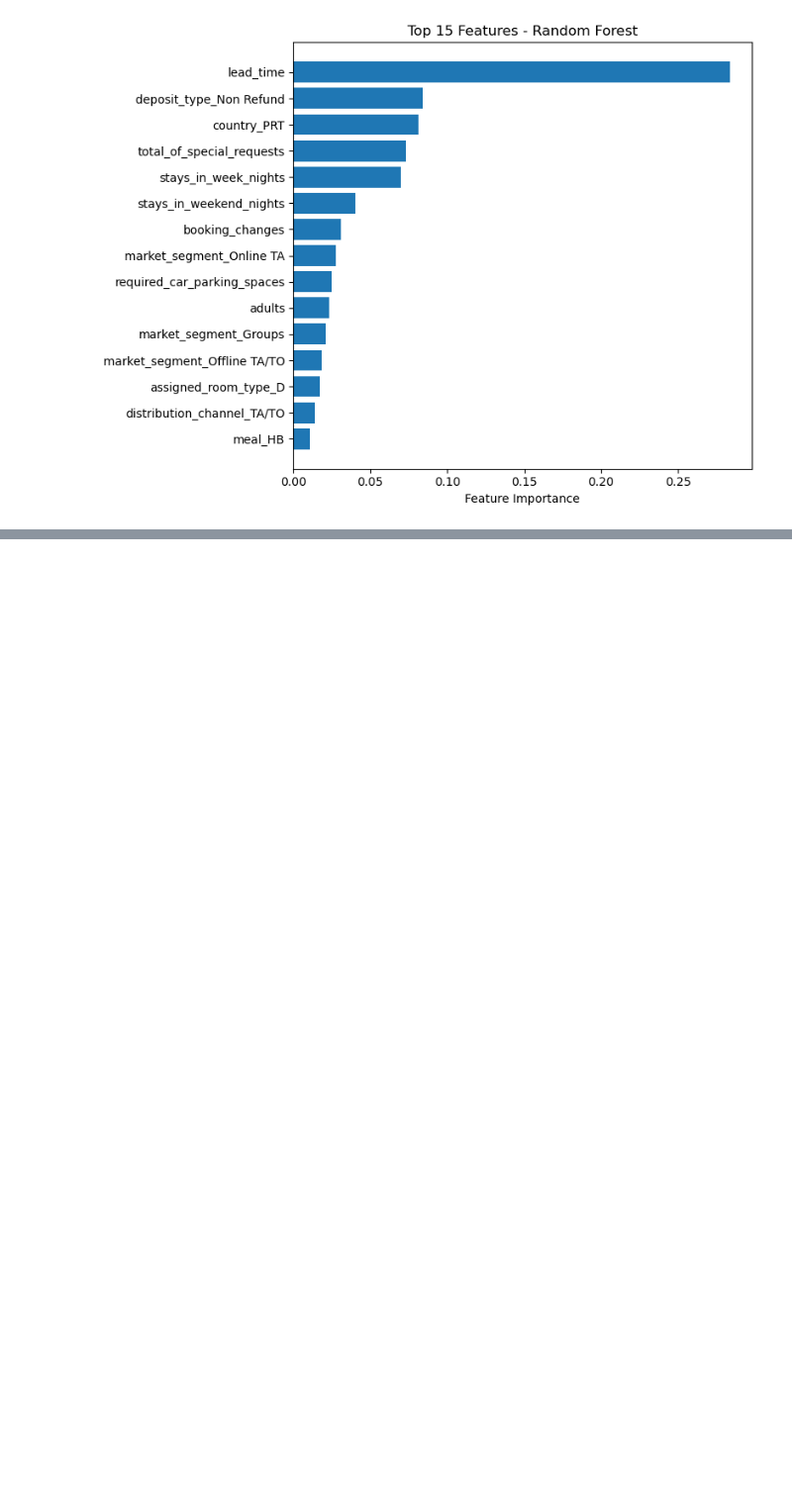
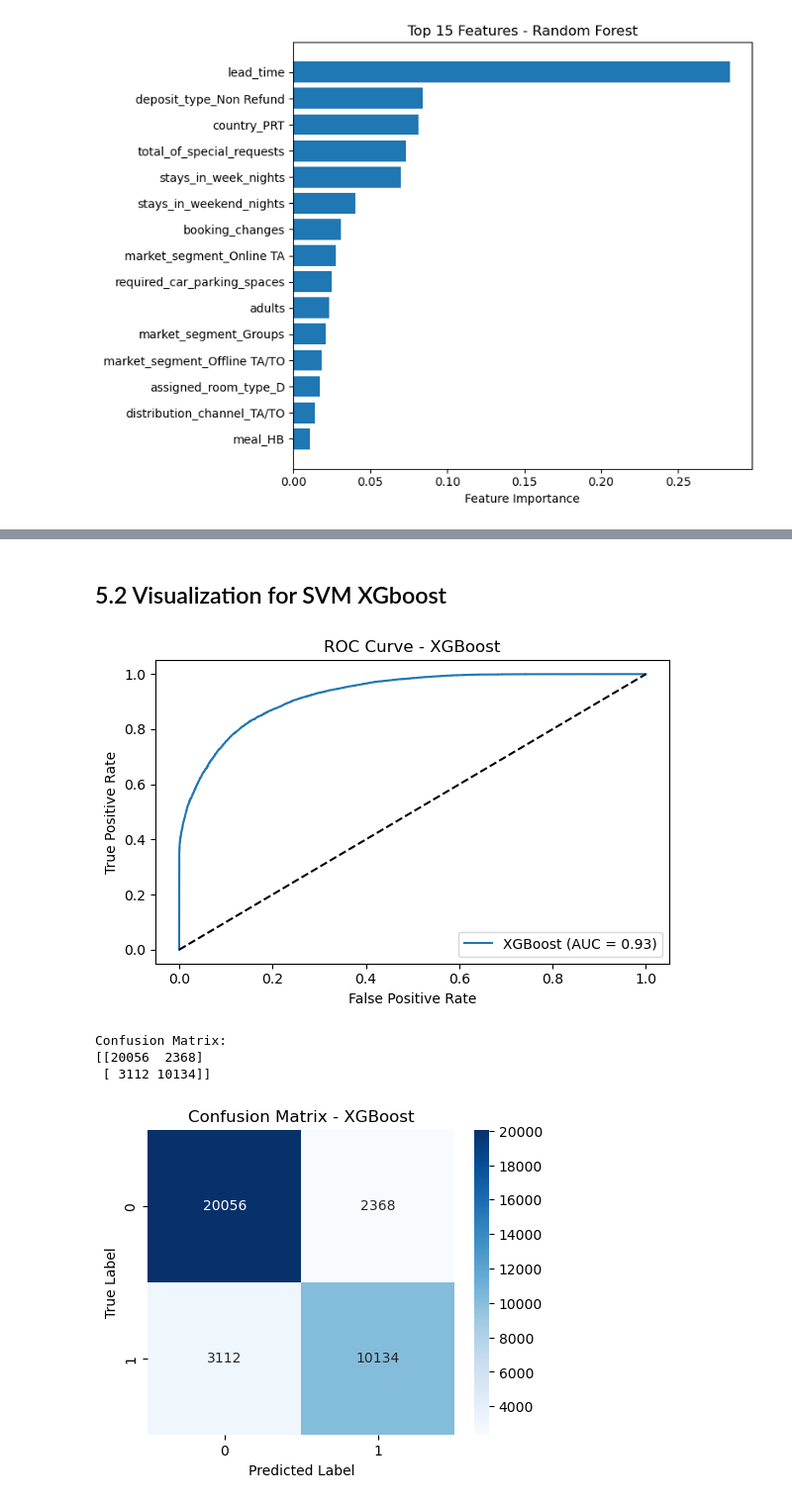
Before and after one commit to QIQI325/Yongqi-Code, a Jupyter notebook: pythonProject/Cancel_Prediction.ipynb, the cells around one changed output, grey strips where cells are left out. Shown: that part at 99% size. Saved outputs shown, nothing was run; the diff lists cells and outputs as text; code cells hidden in the pictures; blank space fills up the shorter version.

```diff
--- a/pythonProject/Cancel_Prediction.ipynb
+++ b/pythonProject/Cancel_Prediction.ipynb
@@ -315,0 +453,38 @@ Top 15 most important features in Random Forest:
+# %% [markdown]
+## 5.2 Visualization for SVM XGboost
+# %%
+import matplotlib.pyplot as plt
+import seaborn as sns
+from sklearn.metrics import roc_curve, auc, confusion_matrix
+
+# ROC Curve for XGBoost
+fpr_xgb, tpr_xgb, _ = roc_curve(y_test, y_prob_xgb)
+roc_auc_xgb = auc(fpr_xgb, tpr_xgb)
+
+plt.figure(figsize=(6, 4))
+plt.plot(fpr_xgb, tpr_xgb, label=f'XGBoost (AUC = {roc_auc_xgb:.2f})')
+plt.plot([0, 1], [0, 1], 'k--')
+plt.xlabel('False Positive Rate')
+plt.ylabel('True Positive Rate')
+plt.title('ROC Curve - XGBoost')
+plt.legend(loc='lower right')
+plt.tight_layout()
+plt.show()
+
+# Confusion matrix for XGBoost
+print("Confusion Matrix:")
+print(confusion_matrix(y_test, y_pred_xgb))
+
+cm_xgb = confusion_matrix(y_test, y_pred_xgb)
+plt.figure(figsize=(5, 4))
+sns.heatmap(cm_xgb, annot=True, fmt='d', cmap='Blues')
+plt.xlabel("Predicted Label")
+plt.ylabel("True Label")
+plt.title("Confusion Matrix - XGBoost")
+plt.show()
+# %% [output]
+[figure, added]
+Confusion Matrix:
+[[20056  2368]
+ [ 3112 10134]]
+[figure, added]
```
Also changed, not shown: parts of 18 cells of this notebook.
